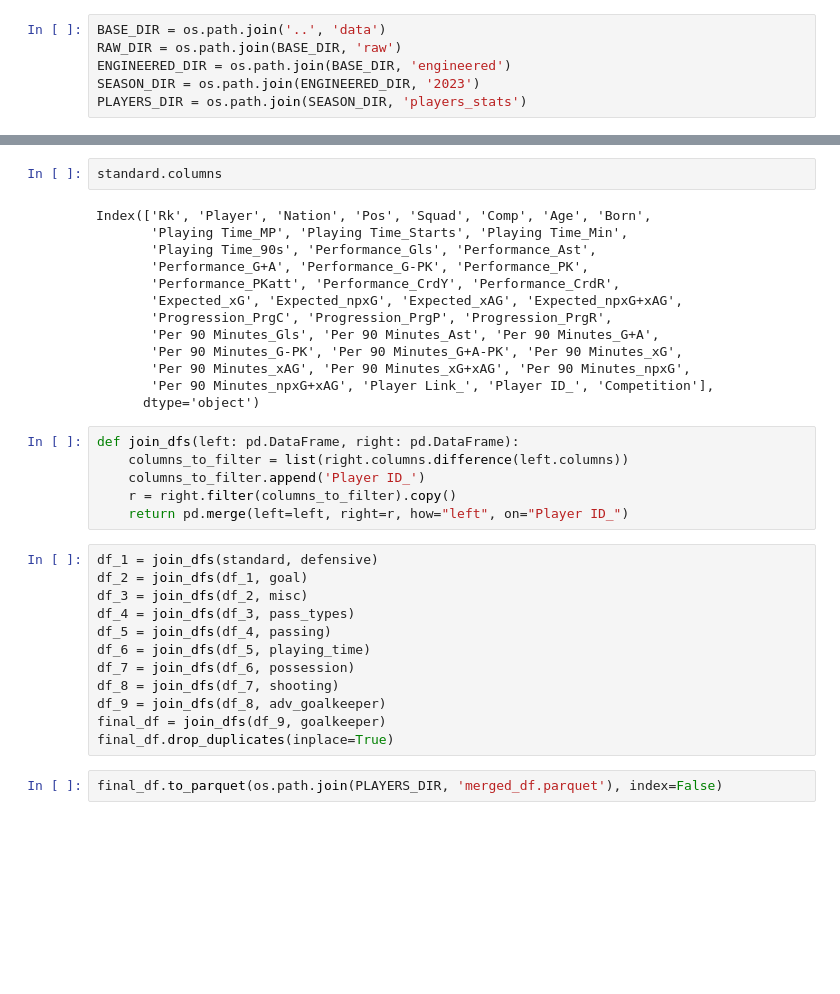
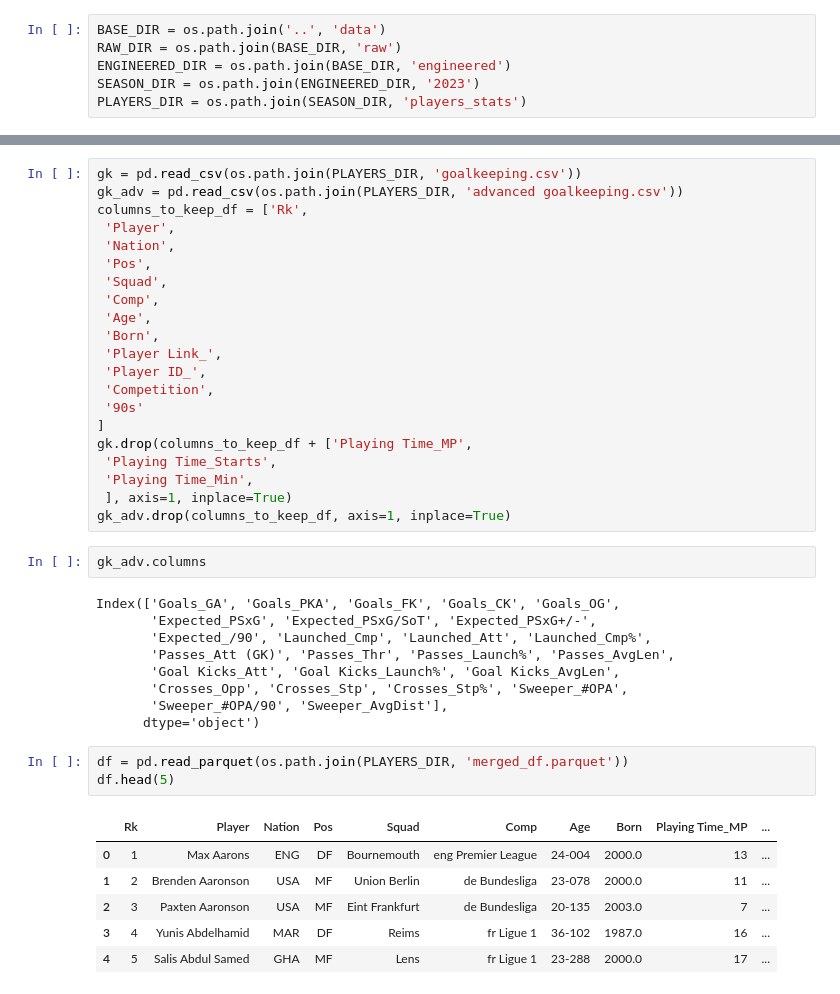
Before and after one commit to VictorMilhomem/FootballAnalysisTools, a Jupyter notebook: src/research.ipynb, the cells around one changed output, grey strips where cells are left out. Drawn from its saved outputs; the diff is of its cells as text; blank space fills up the shorter version.

```diff
--- a/src/research.ipynb
+++ b/src/research.ipynb
@@ -66,35 +14,42 @@ goalkeeper = stats_df[PLAYERS_DICT[10]]
+# %%
+gk = pd.read_csv(os.path.join(PLAYERS_DIR, 'goalkeeping.csv'))
+gk_adv = pd.read_csv(os.path.join(PLAYERS_DIR, 'advanced goalkeeping.csv'))
+columns_to_keep_df = ['Rk',
+ 'Player',
+ 'Nation',
+ 'Pos',
+ 'Squad',
+ 'Comp',
+ 'Age',
+ 'Born',
+ 'Player Link_',
+ 'Player ID_',
+ 'Competition',
+ '90s'
+]
+gk.drop(columns_to_keep_df + ['Playing Time_MP',
+ 'Playing Time_Starts',
+ 'Playing Time_Min',
+ ], axis=1, inplace=True)
+gk_adv.drop(columns_to_keep_df, axis=1, inplace=True)
 # %%
-standard.columns
+gk_adv.columns
 # %% [output]
-Index(['Rk', 'Player', 'Nation', 'Pos', 'Squad', 'Comp', 'Age', 'Born',
-       'Playing Time_MP', 'Playing Time_Starts', 'Playing Time_Min',
-       'Playing Time_90s', 'Performance_Gls', 'Performance_Ast',
-       'Performance_G+A', 'Performance_G-PK', 'Performance_PK',
-       'Performance_PKatt', 'Performance_CrdY', 'Performance_CrdR',
-       'Expected_xG', 'Expected_npxG', 'Expected_xAG', 'Expected_npxG+xAG',
-       'Progression_PrgC', 'Progression_PrgP', 'Progression_PrgR',
-       'Per 90 Minutes_Gls', 'Per 90 Minutes_Ast', 'Per 90 Minutes_G+A',
-       'Per 90 Minutes_G-PK', 'Per 90 Minutes_G+A-PK', 'Per 90 Minutes_xG',
-       'Per 90 Minutes_xAG', 'Per 90 Minutes_xG+xAG', 'Per 90 Minutes_npxG',
-       'Per 90 Minutes_npxG+xAG', 'Player Link_', 'Player ID_', 'Competition'],
+Index(['Goals_GA', 'Goals_PKA', 'Goals_FK', 'Goals_CK', 'Goals_OG',
+       'Expected_PSxG', 'Expected_PSxG/SoT', 'Expected_PSxG+/-',
+       'Expected_/90', 'Launched_Cmp', 'Launched_Att', 'Launched_Cmp%',
+       'Passes_Att (GK)', 'Passes_Thr', 'Passes_Launch%', 'Passes_AvgLen',
+       'Goal Kicks_Att', 'Goal Kicks_Launch%', 'Goal Kicks_AvgLen',
+       'Crosses_Opp', 'Crosses_Stp', 'Crosses_Stp%', 'Sweeper_#OPA',
+       'Sweeper_#OPA/90', 'Sweeper_AvgDist'],
       dtype='object')
-# %%
-def join_dfs(left: pd.DataFrame, right: pd.DataFrame):
-    columns_to_filter = list(right.columns.difference(left.columns))
-    columns_to_filter.append('Player ID_')
-    r = right.filter(columns_to_filter).copy()
-    return pd.merge(left=left, right=r, how="left", on="Player ID_")
-# %%
-df_1 = join_dfs(standard, defensive)
-df_2 = join_dfs(df_1, goal)
-df_3 = join_dfs(df_2, misc)
-df_4 = join_dfs(df_3, pass_types)
-df_5 = join_dfs(df_4, passing)
-df_6 = join_dfs(df_5, playing_time)
-df_7 = join_dfs(df_6, possession)
-df_8 = join_dfs(df_7, shooting)
-df_9 = join_dfs(df_8, adv_goalkeeper)
-final_df = join_dfs(df_9, goalkeeper)
-final_df.drop_duplicates(inplace=True)
 # %%
-final_df.to_parquet(os.path.join(PLAYERS_DIR, 'merged_df.parquet'), index=False)
+df = pd.read_parquet(os.path.join(PLAYERS_DIR, 'merged_df.parquet'))
+df.head(5)
+# %% [output]
+|  | Rk | Player | Nation | Pos | Squad | Comp | Age | Born | Playing Time_MP | ... |
+| 0 | 1 | Max Aarons | ENG | DF | Bournemouth | eng Premier League | 24-004 | 2000.0 | 13 | ... |
+| 1 | 2 | Brenden Aaronson | USA | MF | Union Berlin | de Bundesliga | 23-078 | 2000.0 | 11 | ... |
+| 2 | 3 | Paxten Aaronson | USA | MF | Eint Frankfurt | de Bundesliga | 20-135 | 2003.0 | 7 | ... |
+| 3 | 4 | Yunis Abdelhamid | MAR | DF | Reims | fr Ligue 1 | 36-102 | 1987.0 | 16 | ... |
+| 4 | 5 | Salis Abdul Samed | GHA | MF | Lens | fr Ligue 1 | 23-288 | 2000.0 | 17 | ... |
```
Also changed, not shown: parts of 6 cells of this notebook, 1 other file.
